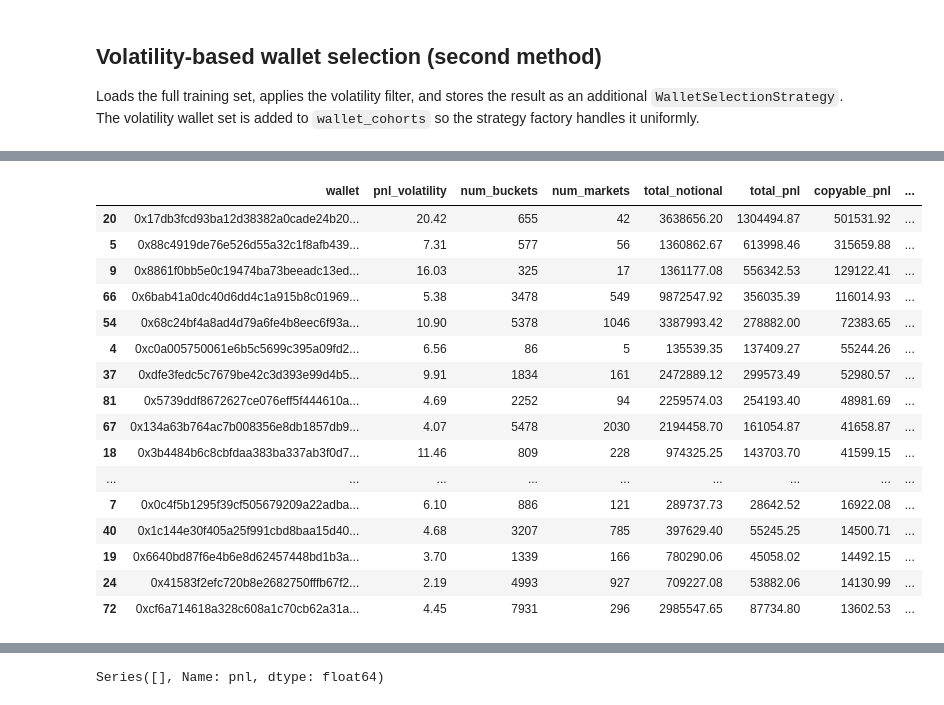
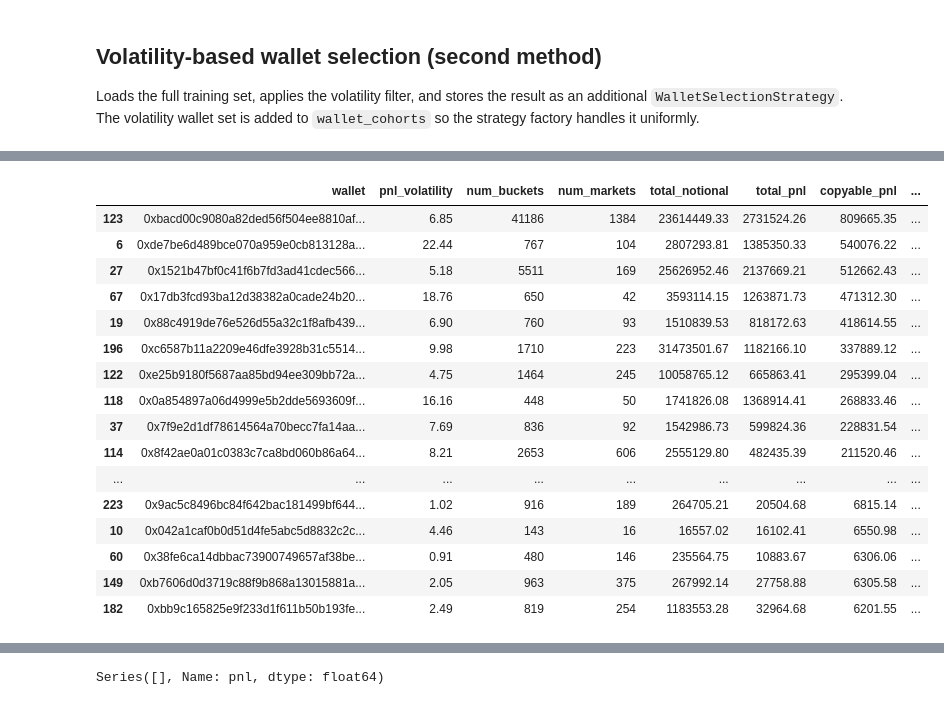
Before and after one commit to vobornij/polymarket, a Jupyter notebook: notebooks/flow/stage1_wallet_strategy_selection.ipynb, the cells around one changed output, grey strips where cells are left out. Drawn from its saved outputs; the diff is of its cells as text; code cells hidden in the pictures.

```diff
--- a/notebooks/flow/stage1_wallet_strategy_selection.ipynb
+++ b/notebooks/flow/stage1_wallet_strategy_selection.ipynb
@@ -292,6 +295,9 @@ df_full["usdc_amount"]      = df_full["usdc_amount"].astype(float)
 df_full["final_value_usdc"] = df_full["final_value_usdc"].astype(float)
 df_full["quantity"]         = df_full["quantity"].astype(float)
 
+#filter only buy
+df_full = df_full[df_full["side"] == "BUY"].copy()
+
 df_full["pnl"] = np.where(
     df_full["side"] == "BUY",
     df_full["final_value_usdc"] - df_full["usdc_amount"],
@@ -397,7 +403,7 @@ wallet_cohorts['multi_filter'] = wallet_vol_train[
     #(wallet_vol_train['copyable_roi'] >= 0.02)
     (wallet_vol_train['average_roi'] >= 0.05)
     # & (wallet_vol_train['copyable_pnl'] <= wallet_vol_train['total_pnl'])
-    & (wallet_vol_train['max_drawdown_to_pnl'] <= 0.3)
+    & (wallet_vol_train['max_drawdown_to_pnl'] <= 0.2)
     # & (wallet_vol_train['max_drawdown_to_pnl'] >= 0.1)
     # & (wallet_vol_train['max_copyable_drawdown_to_copyable_pnl'] <= 0.4)
     & (wallet_vol_train['num_buckets'] >= 20)
@@ -423,23 +456,23 @@ wallet_vol_train.head()
 # %%
-wallet_cohorts['multi_filter'].sort_values("copyable_pnl", key=abs, ascending=False).head(20)
+wallet_cohorts['multi_filter'].sort_values("copyable_pnl", key=abs, ascending=False).head(100)
 # %% [output]
 |  | wallet | pnl_volatility | num_buckets | num_markets | total_notional | total_pnl | copyable_pnl | ... |
-| 20 | 0x17db3fcd93ba12d38382a0cade24b20... | 20.42 | 655 | 42 | 3638656.20 | 1304494.87 | 501531.92 | ... |
-| 5 | 0x88c4919de76e526d55a32c1f8afb439... | 7.31 | 577 | 56 | 1360862.67 | 613998.46 | 315659.88 | ... |
-| 9 | 0x8861f0bb5e0c19474ba73beeadc13ed... | 16.03 | 325 | 17 | 1361177.08 | 556342.53 | 129122.41 | ... |
-| 66 | 0x6bab41a0dc40d6dd4c1a915b8c01969... | 5.38 | 3478 | 549 | 9872547.92 | 356035.39 | 116014.93 | ... |
-| 54 | 0x68c24bf4a8ad4d79a6fe4b8eec6f93a... | 10.90 | 5378 | 1046 | 3387993.42 | 278882.00 | 72383.65 | ... |
-| 4 | 0xc0a005750061e6b5c5699c395a09fd2... | 6.56 | 86 | 5 | 135539.35 | 137409.27 | 55244.26 | ... |
-| 37 | 0xdfe3fedc5c7679be42c3d393e99d4b5... | 9.91 | 1834 | 161 | 2472889.12 | 299573.49 | 52980.57 | ... |
-| 81 | 0x5739ddf8672627ce076eff5f444610a... | 4.69 | 2252 | 94 | 2259574.03 | 254193.40 | 48981.69 | ... |
-| 67 | 0x134a63b764ac7b008356e8db1857db9... | 4.07 | 5478 | 2030 | 2194458.70 | 161054.87 | 41658.87 | ... |
-| 18 | 0x3b4484b6c8cbfdaa383ba337ab3f0d7... | 11.46 | 809 | 228 | 974325.25 | 143703.70 | 41599.15 | ... |
+| 123 | 0xbacd00c9080a82ded56f504ee8810af... | 6.85 | 41186 | 1384 | 23614449.33 | 2731524.26 | 809665.35 | ... |
+| 6 | 0xde7be6d489bce070a959e0cb813128a... | 22.44 | 767 | 104 | 2807293.81 | 1385350.33 | 540076.22 | ... |
+| 27 | 0x1521b47bf0c41f6b7fd3ad41cdec566... | 5.18 | 5511 | 169 | 25626952.46 | 2137669.21 | 512662.43 | ... |
+| 67 | 0x17db3fcd93ba12d38382a0cade24b20... | 18.76 | 650 | 42 | 3593114.15 | 1263871.73 | 471312.30 | ... |
+| 19 | 0x88c4919de76e526d55a32c1f8afb439... | 6.90 | 760 | 93 | 1510839.53 | 818172.63 | 418614.55 | ... |
+| 196 | 0xc6587b11a2209e46dfe3928b31c5514... | 9.98 | 1710 | 223 | 31473501.67 | 1182166.10 | 337889.12 | ... |
+| 122 | 0xe25b9180f5687aa85bd94ee309bb72a... | 4.75 | 1464 | 245 | 10058765.12 | 665863.41 | 295399.04 | ... |
+| 118 | 0x0a854897a06d4999e5b2dde5693609f... | 16.16 | 448 | 50 | 1741826.08 | 1368914.41 | 268833.46 | ... |
+| 37 | 0x7f9e2d1df78614564a70becc7fa14aa... | 7.69 | 836 | 92 | 1542986.73 | 599824.36 | 228831.54 | ... |
+| 114 | 0x8f42ae0a01c0383c7ca8bd060b86a64... | 8.21 | 2653 | 606 | 2555129.80 | 482435.39 | 211520.46 | ... |
 | ... | ... | ... | ... | ... | ... | ... | ... | ... |
-| 7 | 0x0c4f5b1295f39cf505679209a22adba... | 6.10 | 886 | 121 | 289737.73 | 28642.52 | 16922.08 | ... |
-| 40 | 0x1c144e30f405a25f991cbd8baa15d40... | 4.68 | 3207 | 785 | 397629.40 | 55245.25 | 14500.71 | ... |
-| 19 | 0x6640bd87f6e4b6e8d62457448bd1b3a... | 3.70 | 1339 | 166 | 780290.06 | 45058.02 | 14492.15 | ... |
-| 24 | 0x41583f2efc720b8e2682750fffb67f2... | 2.19 | 4993 | 927 | 709227.08 | 53882.06 | 14130.99 | ... |
-| 72 | 0xcf6a714618a328c608a1c70cb62a31a... | 4.45 | 7931 | 296 | 2985547.65 | 87734.80 | 13602.53 | ... |
+| 223 | 0x9ac5c8496bc84f642bac181499bf644... | 1.02 | 916 | 189 | 264705.21 | 20504.68 | 6815.14 | ... |
+| 10 | 0x042a1caf0b0d51d4fe5abc5d8832c2c... | 4.46 | 143 | 16 | 16557.02 | 16102.41 | 6550.98 | ... |
+| 60 | 0x38fe6ca14dbbac73900749657af38be... | 0.91 | 480 | 146 | 235564.75 | 10883.67 | 6306.06 | ... |
+| 149 | 0xb7606d0d3719c88f9b868a13015881a... | 2.05 | 963 | 375 | 267992.14 | 27758.88 | 6305.58 | ... |
+| 182 | 0xbb9c165825e9f233d1f611b50b193fe... | 2.49 | 819 | 254 | 1183553.28 | 32964.68 | 6201.55 | ... |
 # %%
 df_slice.head(1)
 # %% [output]
```
Also changed, not shown: parts of 19 cells of this notebook, 2 other files.
